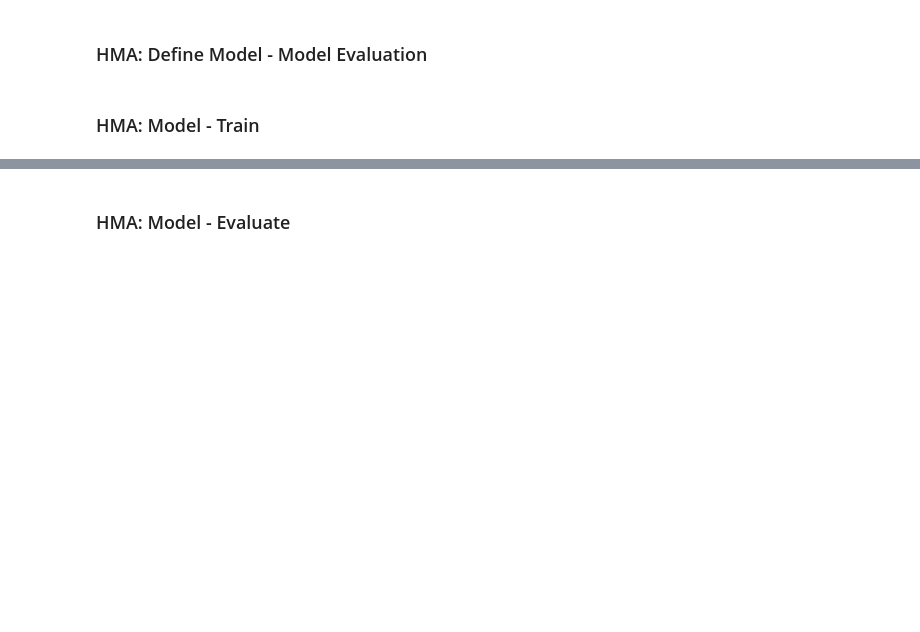
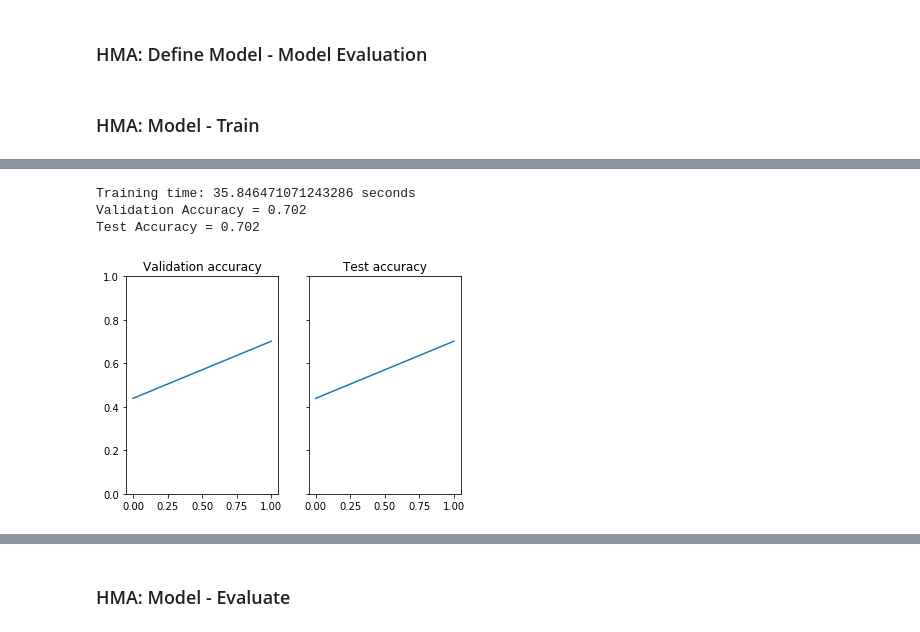
Before and after one commit to mahumberto/course-udacity-selfDrivingCarND, a Jupyter notebook: term1-computerVision-DeepLearning/06-proj-trafficSignClassifier/03-proj-trafficSignClassifier.ipynb, the cells around one changed output, grey strips where cells are left out. Saved outputs shown, nothing was run; the diff lists cells and outputs as text; code cells hidden in the pictures; blank space fills up the shorter version.

```diff
--- a/term1-computerVision-DeepLearning/06-proj-trafficSignClassifier/03-proj-trafficSignClassifier.ipynb
+++ b/term1-computerVision-DeepLearning/06-proj-trafficSignClassifier/03-proj-trafficSignClassifier.ipynb
@@ -398,2 +482,9 @@ Training time: 213.52553462982178 seconds
+# %%
+trainingSession(hp_epochs = 2, hp_batchSize = 512)
+# %% [output]
+Training time: 35.846471071243286 seconds
+Validation Accuracy = 0.702
+Test Accuracy = 0.702
+[figure, added]
 # %%
 trainingSession(hp_epochs = 10, hp_batchSize = 256)
```
Also changed, not shown: parts of 13 cells of this notebook.
